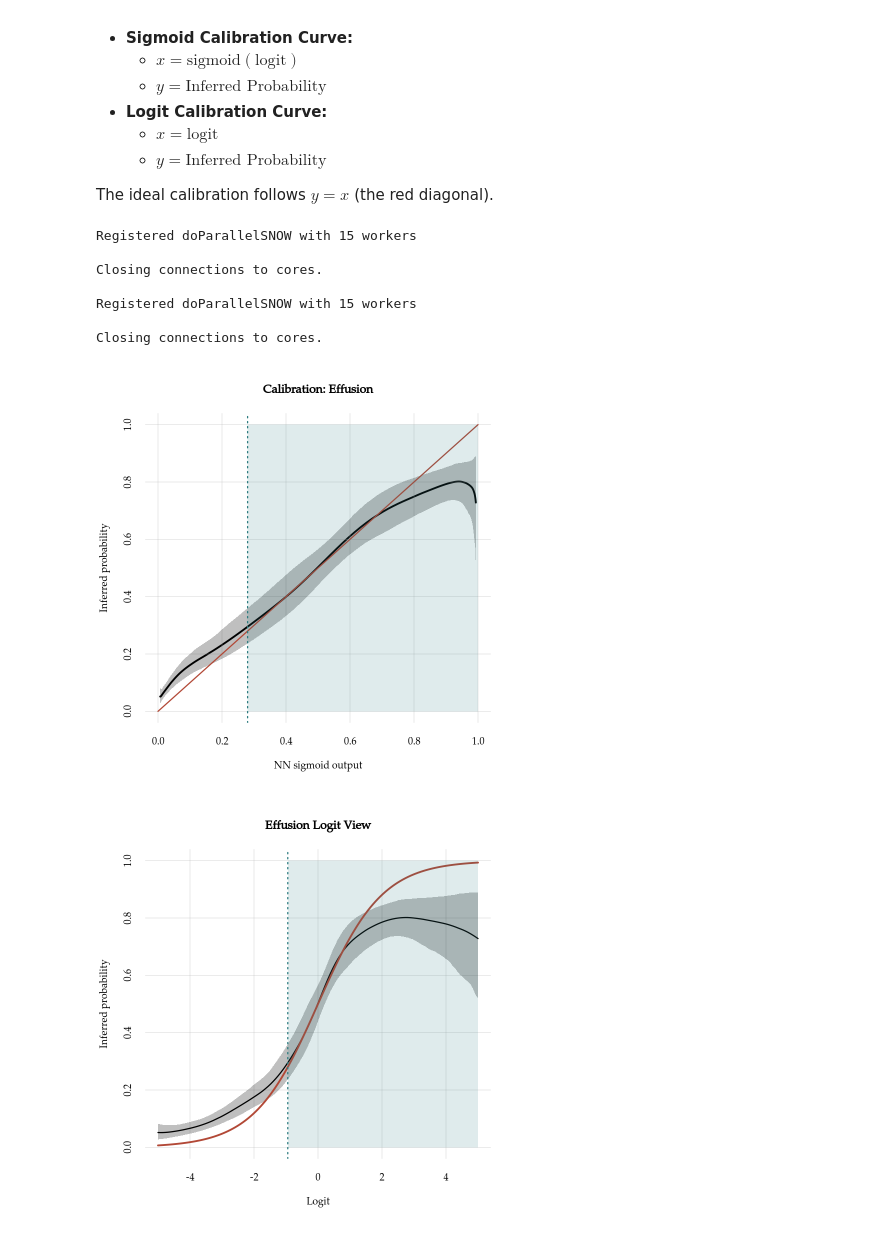
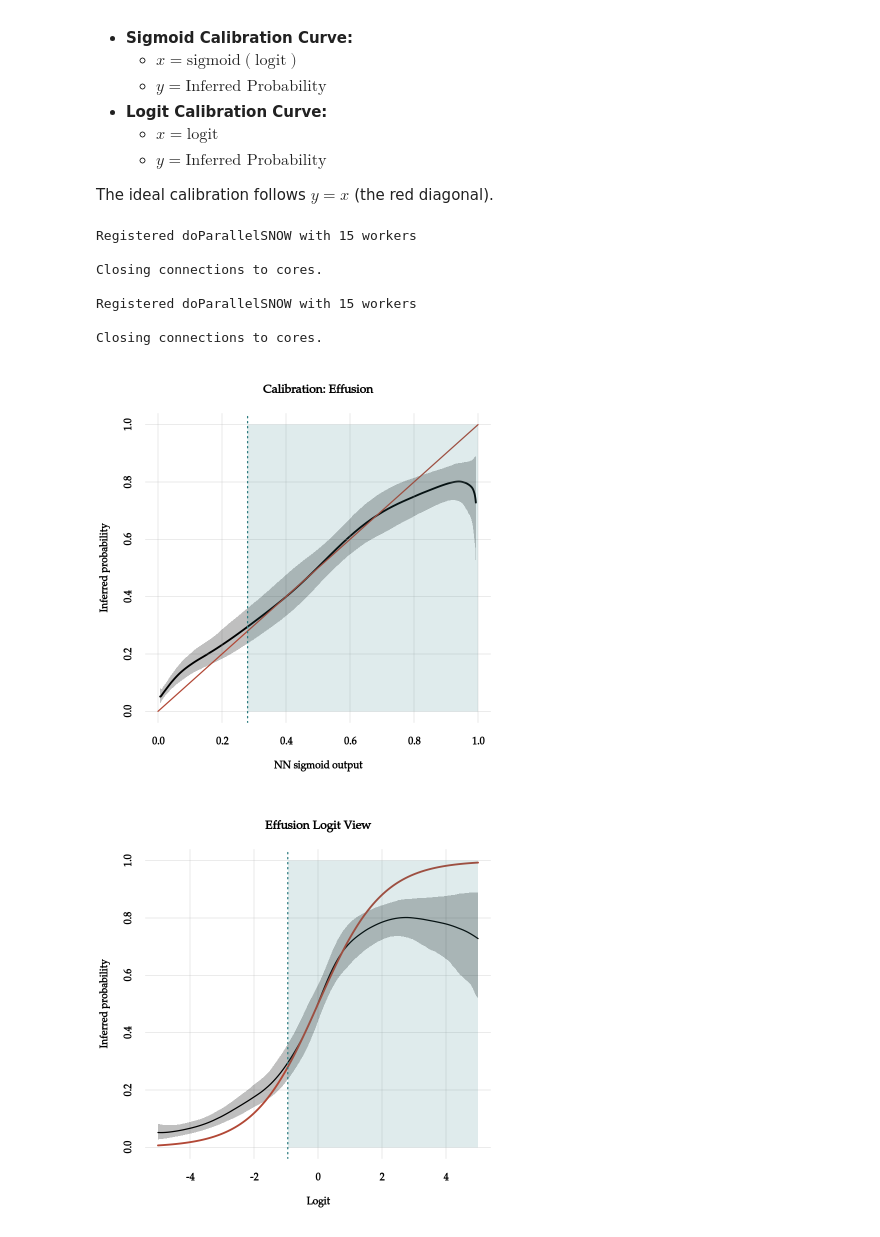
Before and after one commit to 589664/InfernoCalibNet, a Jupyter notebook: notebooks/2.3-calibrationCurves.ipynb, the cells around one changed output. Cells and saved outputs as stored; diff of their text form; code cells hidden in the pictures.

```diff
--- a/notebooks/2.3-calibrationCurves.ipynb
+++ b/notebooks/2.3-calibrationCurves.ipynb
@@ -291,41 +291,42 @@ plot_calibration <- function(out_nn, prob_nn, label_main, save_name, view = "sig
         y = c(prob_nn$values),
         xlab = "NN sigmoid output", ylab = "Inferred probability",
         ylim = 0:1, xlim = 0:1, lwd = 3, main = paste("Calibration:", label_main),
-        col = curve_color
+        col = curve_color, font.lab = 2, font.axis = 2
       )
       plotquantiles(x = plogis(out_nn[, 1]), y = prob_nn$quantiles[1, , ], add = TRUE)
       flexiplot(x = 0:1, y = 0:1, lty = 1, lwd = 2, col = ref_line_color, add = TRUE)
       polygon(x = c(threshold, 1, 1, threshold), y = c(0, 0, 1, 1), col = shade_color, border = NA)
       abline(v = threshold, col = sep_curve_color, lty = 3, lwd = 2)
     } else if (view == "logit") {
-      plot(prob_nn, xlab = "Logit", ylab = "Inferred probability", ylim = 0:1, legend = FALSE, main = paste(label_main, "Logit View"))
+      plot(prob_nn, xlab = "Logit", ylab = "Inferred probability", ylim = 0:1, legend = FALSE,
+           main = paste(label_main, "Logit View"), font.lab = 2, font.axis = 2)
       flexiplot(x = out_nn, y = plogis(out_nn[, 1]), lty = 1, col = ref_line_color, lwd = 3, add = TRUE)
       polygon(x = c(qlogis(threshold), 5, 5, qlogis(threshold)), y = c(0, 0, 1, 1), col = shade_color, border = NA)
       abline(v = qlogis(threshold), col = sep_curve_color, lty = 3, lwd = 2)
     }
   }
 
   # Save plot
   pdf2(save_name, path = output_dir)
   make_plot()
   dev.off()
 
   # Show plot inline
   make_plot()
 }
 
 # Generate and save 4 plots
 plot_calibration(out_nn_effusion, prob_nn_effusion, "Effusion", "calib_eff_sigmoid", view = "sigmoid")
 plot_calibration(out_nn_effusion, prob_nn_effusion, "Effusion", "calib_eff_logit", view = "logit")
 plot_calibration(out_nn_atelectasis, prob_nn_atelectasis, "Atelectasis", "calib_ate_sigmoid", view = "sigmoid")
 plot_calibration(out_nn_atelectasis, prob_nn_atelectasis, "Atelectasis", "calib_ate_logit", view = "logit")
 # %% [output]
 Registered doParallelSNOW with 15 workers
 
 Closing connections to cores.
 
 Registered doParallelSNOW with 15 workers
 
 Closing connections to cores.
-[figure, old version]
+[figure, new version]
-[figure, old version]
+[figure, new version]
```
Also changed, not shown: parts of 3 cells of this notebook, 14 other files.
